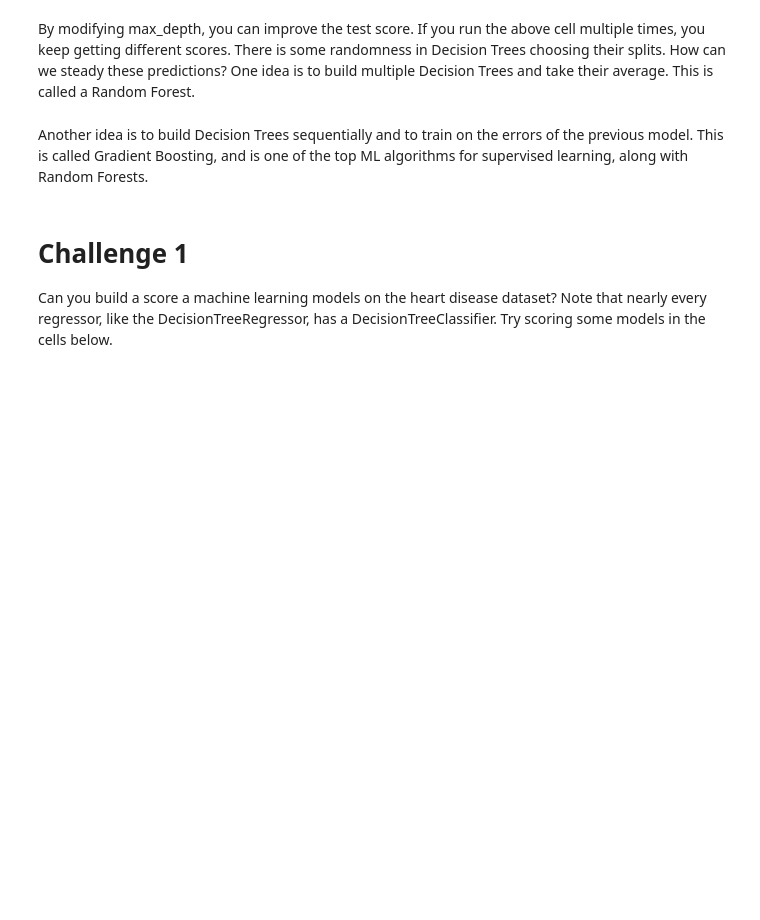
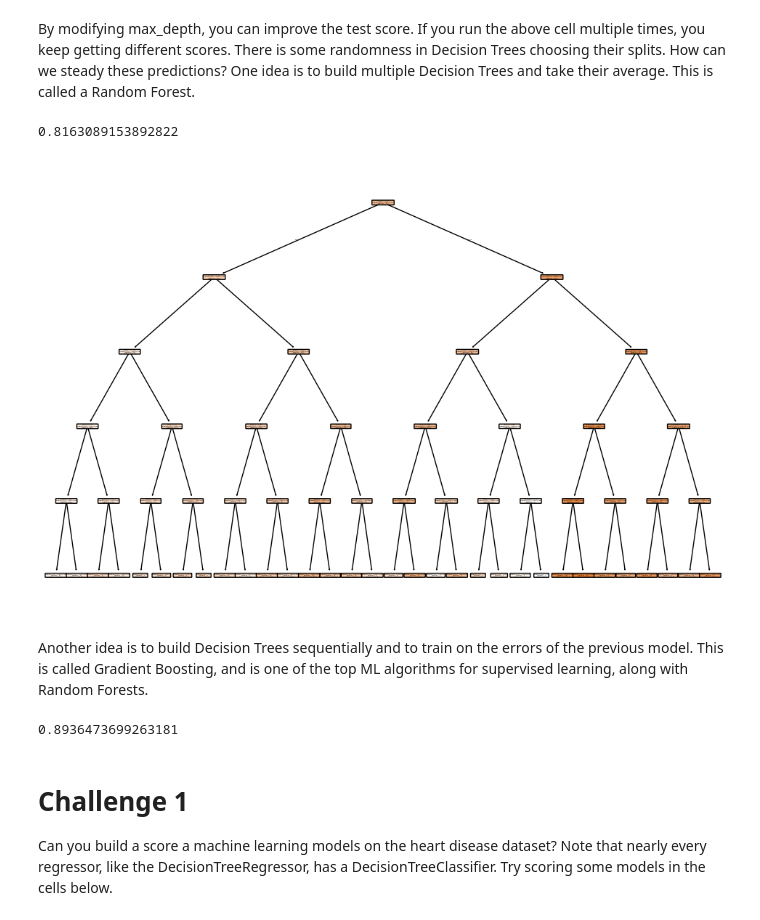
Before and after one commit to brisacoder/ml_sklearn_pycon2026, a Jupyter notebook: Starter_Your_First_ML_Models.ipynb, the cells around one changed output. Drawn from its saved outputs; the diff is of its cells as text; code cells hidden in the pictures; blank space fills up the shorter version.

```diff
--- a/Starter_Your_First_ML_Models.ipynb
+++ b/Starter_Your_First_ML_Models.ipynb
@@ -160,10 +248,33 @@ Now let's try a stronger model on our original dataset, a Decision Tree. A Decis
 By modifying max_depth, you can improve the test score. If you run the above cell multiple times, you keep getting different scores. There is some randomness in Decision Trees choosing their splits. How can we steady these predictions? One idea is to build multiple Decision Trees and take their average. This is called a Random Forest.
 # %%
 # Build and score Random Forest with max_depth and n_estimators
+dt = DecisionTreeRegressor(random_state=42, max_depth=5, criterion="friedman_mse")
+dt.fit(X_train, y_train)
+dt.score(X_test, y_test)
+# %% [output]
+0.8163089153892822
+# %%
+plt.figure(figsize=(12, 8))
+plot_tree(
+    dt,
+    feature_names=X.columns.values,
+    filled=True,
+    rounded=True,
+)
+plt.show()
+# %% [output]
+[figure, added]
 # %% [markdown]
 Another idea is to build Decision Trees sequentially and to train on the errors of the previous model. This is called Gradient Boosting, and is one of the top ML algorithms for supervised learning, along with Random Forests.
 # %%
 # Build and score Gradient Boosting Model
+from sklearn.ensemble import GradientBoostingRegressor
+
+gbr = GradientBoostingRegressor(random_state=42, max_depth=5, n_estimators=100)
+gbr.fit(X_train, y_train)
+gbr.score(X_test, y_test)
+# %% [output]
+0.8936473699263181
 # %% [markdown]
 # Challenge 1
 
```
Also changed, not shown: parts of 20 cells of this notebook.
